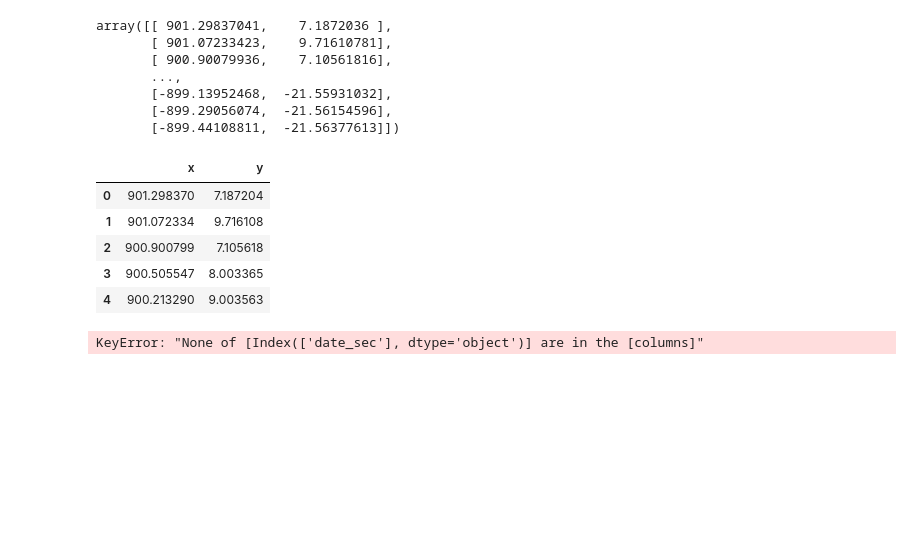
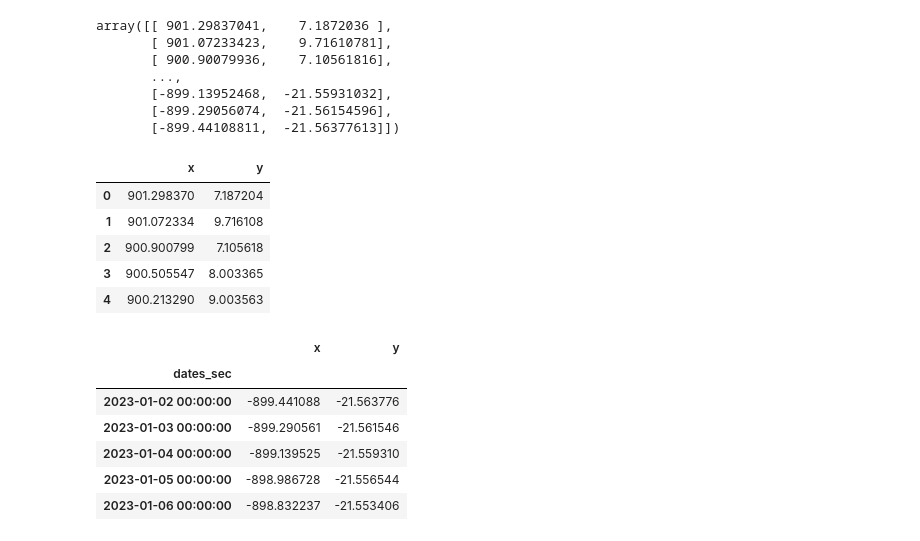
Before and after one commit to Elianagam/Robots, a Jupyter notebook: src/03.ipynb, the cells around one changed output. Saved outputs shown, nothing was run; the diff lists cells and outputs as text; code cells hidden in the pictures; blank space fills up the shorter version.

```diff
--- a/src/03.ipynb
+++ b/src/03.ipynb
@@ -117,10 +158,16 @@ pca_df.head()
 | 4 | 900.213290 | 9.003563 |
 # %%
 df_final = pd.concat([df[["dates_sec"]], pca_df], axis=1)
-df_final = df_final.set_index("date_sec")
+df_final = df_final.set_index("dates_sec")
 df_final.head()
 # %% [output]
-KeyError: "None of [Index(['date_sec'], dtype='object')] are in the [columns]"
+|  | x | y |
+| dates_sec |  |  |
+| 2023-01-02 00:00:00 | -899.441088 | -21.563776 |
+| 2023-01-03 00:00:00 | -899.290561 | -21.561546 |
+| 2023-01-04 00:00:00 | -899.139525 | -21.559310 |
+| 2023-01-05 00:00:00 | -898.986728 | -21.556544 |
+| 2023-01-06 00:00:00 | -898.832237 | -21.553406 |
 # %%
 well_nan = well.notnull() * 1
 # %%
```
Also changed, not shown: parts of 16 cells of this notebook.
